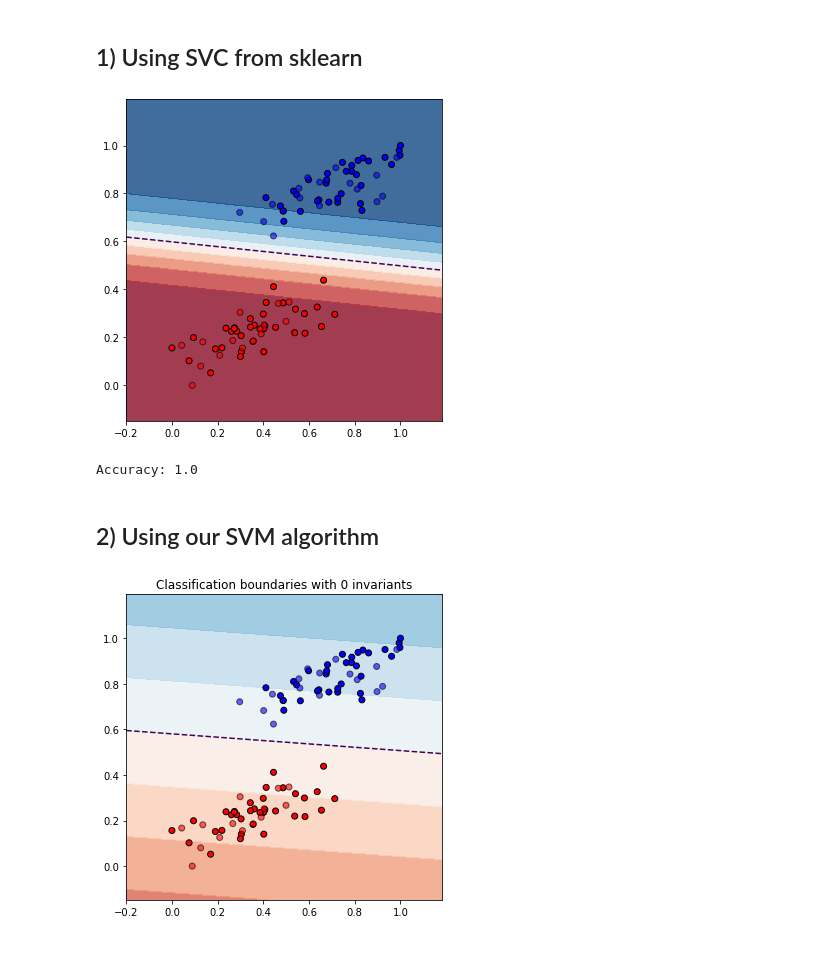
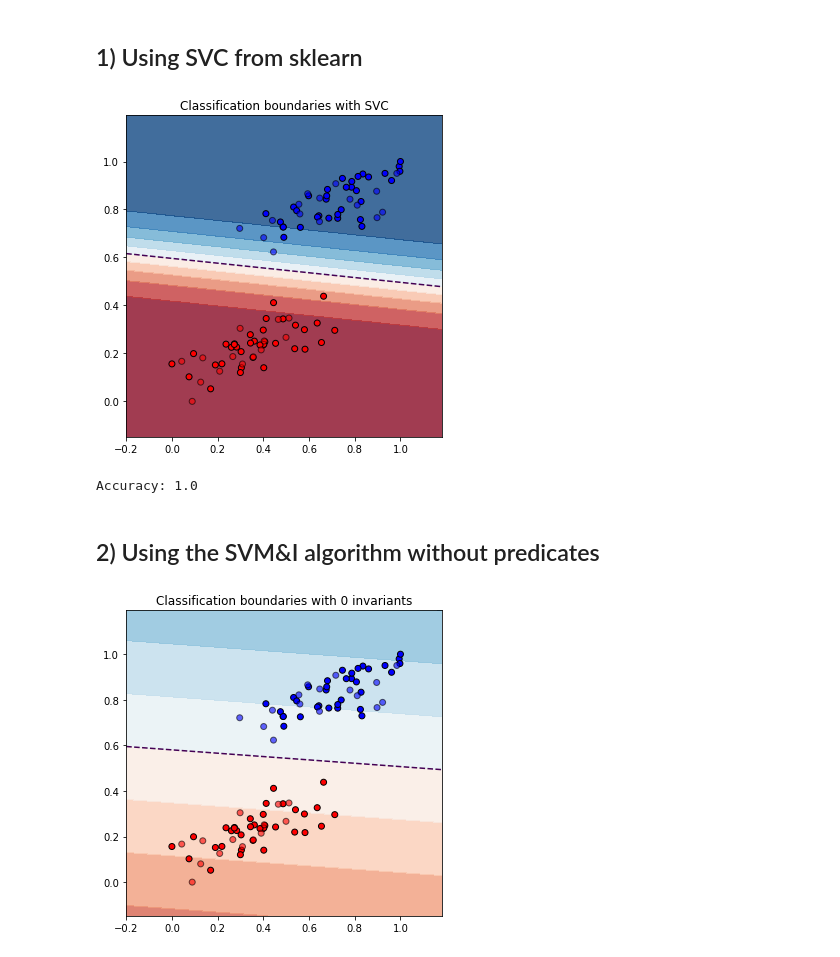
Before and after one commit to pabloac31/TFM, a Jupyter notebook: SVM_I.ipynb, the cells around one changed output. Saved outputs shown, nothing was run; the diff lists cells and outputs as text; code cells hidden in the pictures.

```diff
--- a/SVM_I.ipynb
+++ b/SVM_I.ipynb
@@ -70,33 +77,33 @@ Dimension: 2
 # %%
 # SVC from sklearn
 svm = SVC(C=1, kernel='linear', gamma='auto', probability=True).fit(X_train,y_train)
 # svm = SVC(C=100, kernel='rbf', gamma='auto', probability=True).fit(X_train,y_train)
 
 # plot classification boundaries
 h = .02
 x_min, x_max = X_train[:, 0].min() - .2, X_train[:, 0].max() + .2
 y_min, y_max = X_train[:, 1].min() - .2, X_train[:, 1].max() + .2
 xx, yy = np.meshgrid(np.arange(x_min, x_max, h), np.arange(y_min, y_max, h))
 viz=np.c_[xx.ravel(),yy.ravel()]
 Z = svm.predict_proba(viz)[:,1]
 Z = Z.reshape(xx.shape)
-
 cm = plt.cm.RdBu
 cm_bright = ListedColormap(['#FF0000', '#0000FF'])
 plt.figure(figsize=(5,5))
 plt.contourf(xx, yy, Z, levels=np.linspace(0,1,11), cmap=cm, alpha=.8)
 plt.contour(xx, yy, Z, levels=[0.5], linestyles='dashed')
 plt.scatter(X_train[:,0], X_train[:,1], c=y_train, cmap=cm_bright, edgecolors='k')
 plt.scatter(X_test[:,0], X_test[:,1], c=y_test, cmap=cm_bright, alpha=0.6, edgecolors='k')
 plt.tight_layout()
+plt.title("Classification boundaries with SVC")
 plt.show()
 
 print("\nAccuracy:", svm.score(X_test, y_test))
 # %% [output]
-[figure, old version]
+[figure, new version]
 Accuracy: 1.0
 # %% [markdown]
-## 2) Using our SVM algorithm
+## 2) Using the SVM&I algorithm without predicates
 # %%
 # fit SVM classifier
 clf = SVM(C=1, kernel='linear', gamma=0.5)
```
Also changed, not shown: parts of 41 cells of this notebook, 17 other files.
